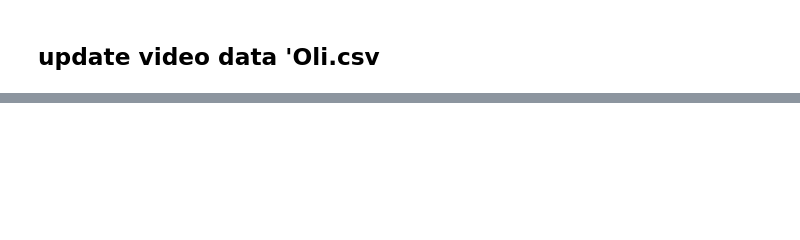
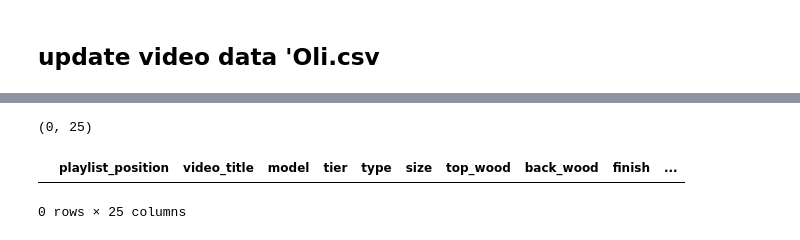
Before and after one commit to wykhuh/oli-database, a Jupyter notebook: notebooks/update_oli_file.ipynb, the cells around one changed output, grey strips where cells are left out. Drawn from its saved outputs; the diff is of its cells as text; code cells hidden in the pictures; blank space fills up the shorter version.

```diff
--- a/notebooks/update_oli_file.ipynb
+++ b/notebooks/update_oli_file.ipynb
@@ -74,5 +113,5 @@ ids
 # %%
-for i, row in oli_yt_df.iterrows():
+for i, row in videos_df.iterrows():
     video_id = row['video_id']
     if(video_id not in ids):
         continue
@@ -83,6 +122,10 @@ for i, row in oli_yt_df.iterrows():
     new_oli_df.loc[new_oli_df['video_id'] == video_id, 'video_type'] = 'sound_sample'
     new_oli_df.loc[new_oli_df['video_id'] == video_id, 'video_provider'] = 'youtube'
 # %%
-new_oli_df = new_oli_df.astype({"playlist_position": int})
+# new_oli_df = new_oli_df.astype({"playlist_position": int})
 
-new_oli_df
+log_df(new_oli_df)
+# %% [output]
+(0, 25)
+|  | playlist_position | video_title | model | tier | type | size | top_wood | back_wood | finish | ... |
+0 rows × 25 columns
```
Also changed, not shown: parts of 10 cells of this notebook, 6 other files.
